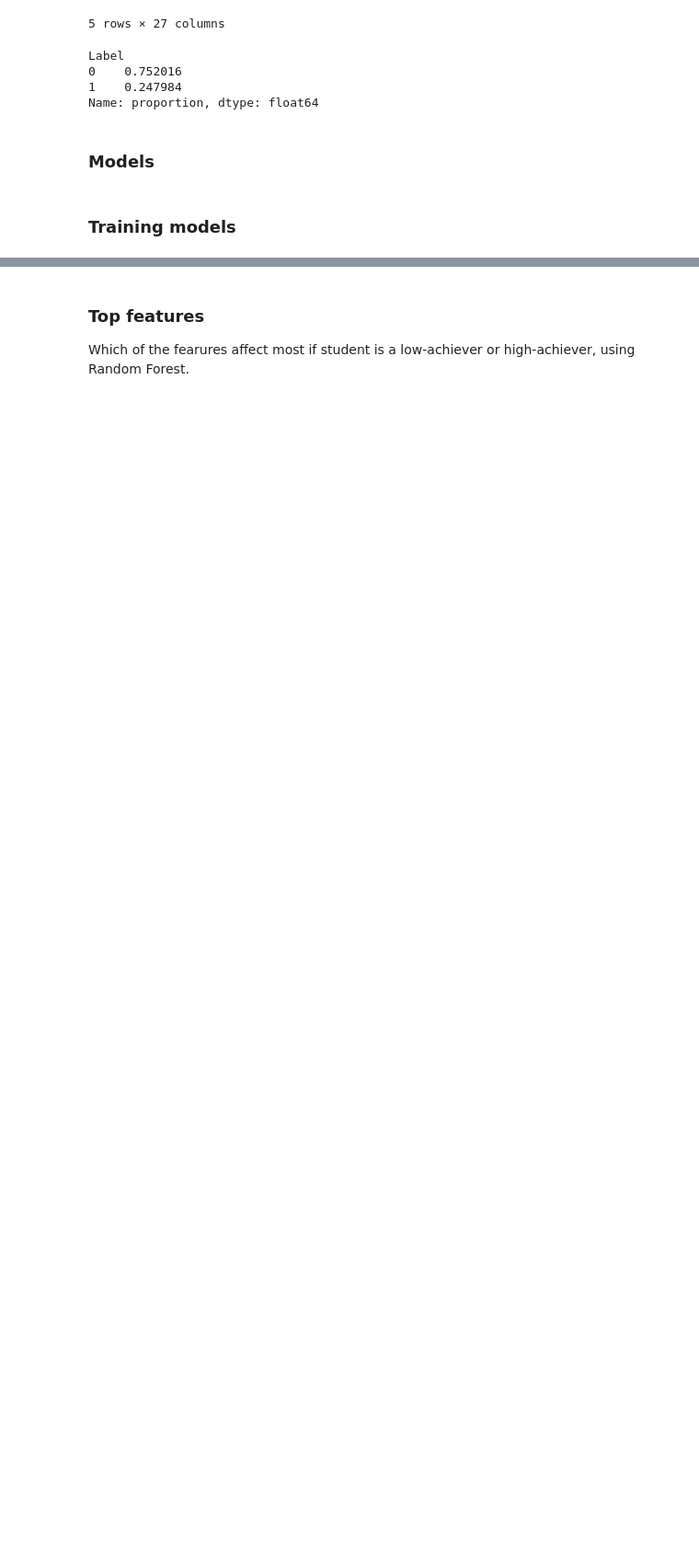
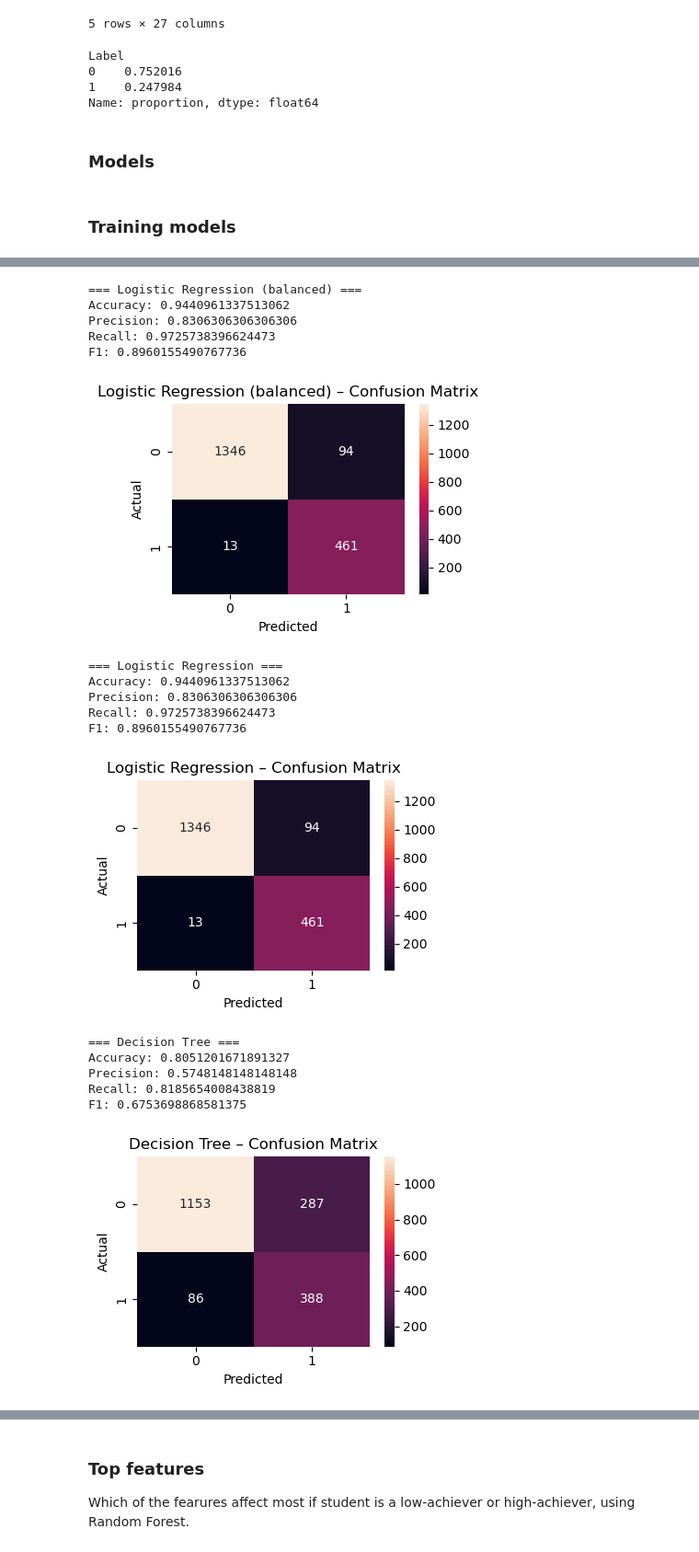
Before and after one commit to liisnele/IDS2025-performace-factors, a Jupyter notebook: StudentPerformance.ipynb, the cells around one changed output, grey strips where cells are left out. Shown at 92% size. Saved outputs shown, nothing was run; the diff lists cells and outputs as text; code cells hidden in the pictures; blank space fills up the shorter version.

```diff
--- a/StudentPerformance.ipynb
+++ b/StudentPerformance.ipynb
@@ -856,0 +894,34 @@ F1: 0.3592400690846287
+# %%
+r = RandomUnderSampler(random_state=5)
+X_train_r, y_train_r = r.fit_resample(X_train_scaled, y_train)
+# %%
+y_pred = {}
+y_proba = {}
+
+for name, model in models.items():
+    model.fit(X_train_r, y_train_r)
+    y_pred[name] = model.predict(X_test_scaled)
+    # probability of class 1 (high-achiever)
+    y_proba[name] = model.predict_proba(X_test_scaled)[:, 1]
+# %%
+for name in models.keys():
+    evaluate_model(y_test, y_pred[name], name)
+# %% [output]
+=== Logistic Regression (balanced) ===
+Accuracy: 0.9440961337513062
+Precision: 0.8306306306306306
+Recall: 0.9725738396624473
+F1: 0.8960155490767736
+[figure, added]
+=== Logistic Regression ===
+Accuracy: 0.9440961337513062
+Precision: 0.8306306306306306
+Recall: 0.9725738396624473
+F1: 0.8960155490767736
+[figure, added]
+=== Decision Tree ===
+Accuracy: 0.8051201671891327
+Precision: 0.5748148148148148
+Recall: 0.8185654008438819
+F1: 0.6753698868581375
+[figure, added]
```
Also changed, not shown: parts of 19 cells of this notebook.
